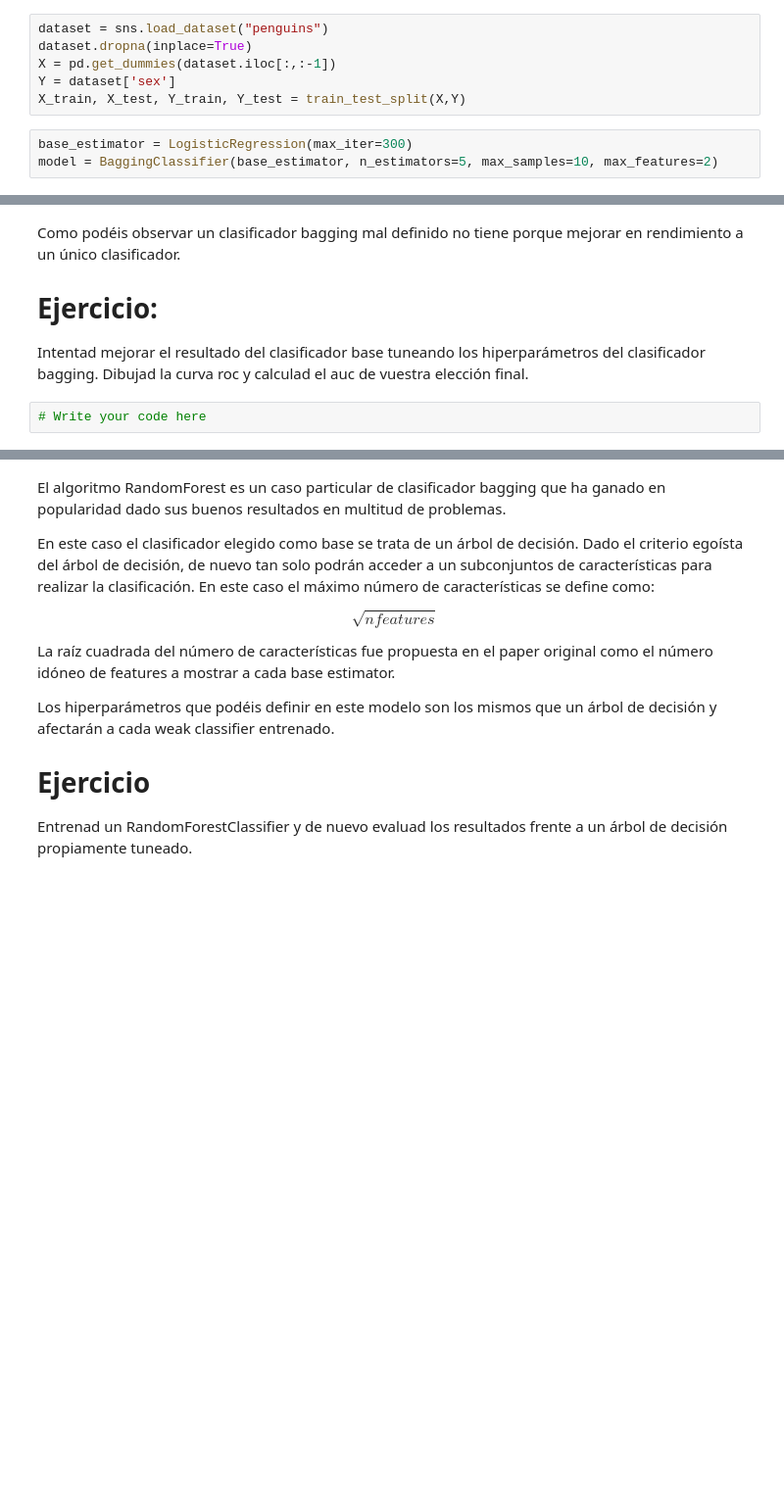
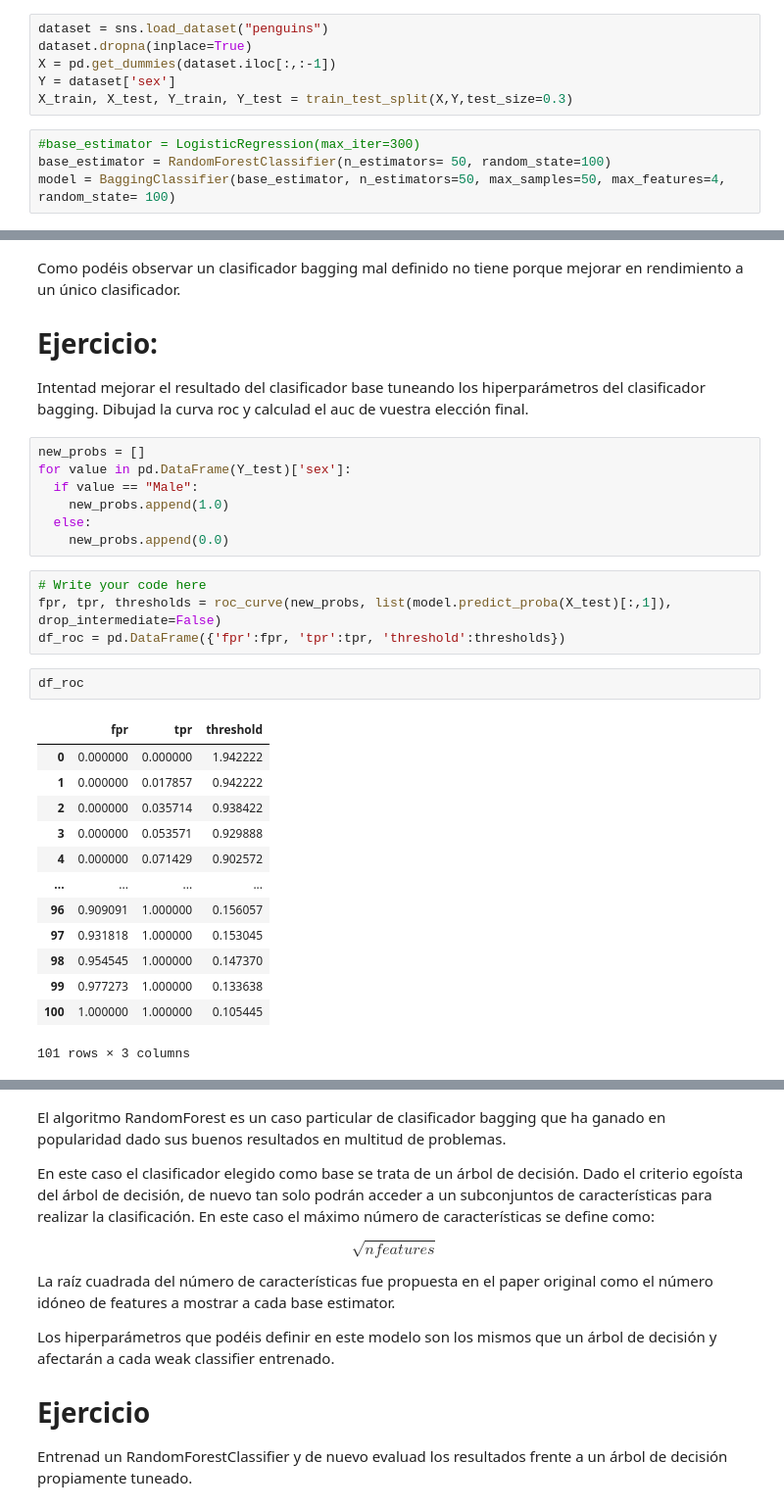
Before and after one commit to FranVaquer92/IA3_UV_Vaquer, a Jupyter notebook: Copia_de_Bagging.ipynb, the cells around one changed output, grey strips where cells are left out. Shown: that part at 98% size. Saved outputs shown, nothing was run; the diff lists cells and outputs as text; blank space fills up the shorter version.

```diff
--- a/Copia_de_Bagging.ipynb
+++ b/Copia_de_Bagging.ipynb
@@ -163,10 +210,11 @@ dataset = sns.load_dataset("penguins")
 dataset.dropna(inplace=True)
 X = pd.get_dummies(dataset.iloc[:,:-1])
 Y = dataset['sex']
-X_train, X_test, Y_train, Y_test = train_test_split(X,Y)
+X_train, X_test, Y_train, Y_test = train_test_split(X,Y,test_size=0.3)
 # %%
-base_estimator = LogisticRegression(max_iter=300)
-model = BaggingClassifier(base_estimator, n_estimators=5, max_samples=10, max_features=2)
+#base_estimator = LogisticRegression(max_iter=300)
+base_estimator = RandomForestClassifier(n_estimators= 50, random_state=100)
+model = BaggingClassifier(base_estimator, n_estimators=50, max_samples=50, max_features=4, random_state= 100)
 # %%
 model.fit(X_train, Y_train)
 # %% [output]
@@ -206,5 +264,30 @@ Como podéis observar un clasificador bagging mal definido no tiene porque mejor
 # Ejercicio:
 
 Intentad mejorar el resultado del clasificador base tuneando los hiperparámetros del clasificador bagging. Dibujad la curva roc y calculad el auc de vuestra elección final.
-# %%
-# Write your code here
+# %%
+new_probs = []
+for value in pd.DataFrame(Y_test)['sex']:
+  if value == "Male":
+    new_probs.append(1.0)
+  else:
+    new_probs.append(0.0)
+# %%
+# Write your code here
+fpr, tpr, thresholds = roc_curve(new_probs, list(model.predict_proba(X_test)[:,1]), drop_intermediate=False)
+df_roc = pd.DataFrame({'fpr':fpr, 'tpr':tpr, 'threshold':thresholds})
+# %%
+df_roc
+# %% [output]
+|  | fpr | tpr | threshold |
+| 0 | 0.000000 | 0.000000 | 1.942222 |
+| 1 | 0.000000 | 0.017857 | 0.942222 |
+| 2 | 0.000000 | 0.035714 | 0.938422 |
+| 3 | 0.000000 | 0.053571 | 0.929888 |
+| 4 | 0.000000 | 0.071429 | 0.902572 |
+| ... | ... | ... | ... |
+| 96 | 0.909091 | 1.000000 | 0.156057 |
+| 97 | 0.931818 | 1.000000 | 0.153045 |
+| 98 | 0.954545 | 1.000000 | 0.147370 |
+| 99 | 0.977273 | 1.000000 | 0.133638 |
+| 100 | 1.000000 | 1.000000 | 0.105445 |
+101 rows × 3 columns
```
Also changed, not shown: parts of 30 cells of this notebook.
